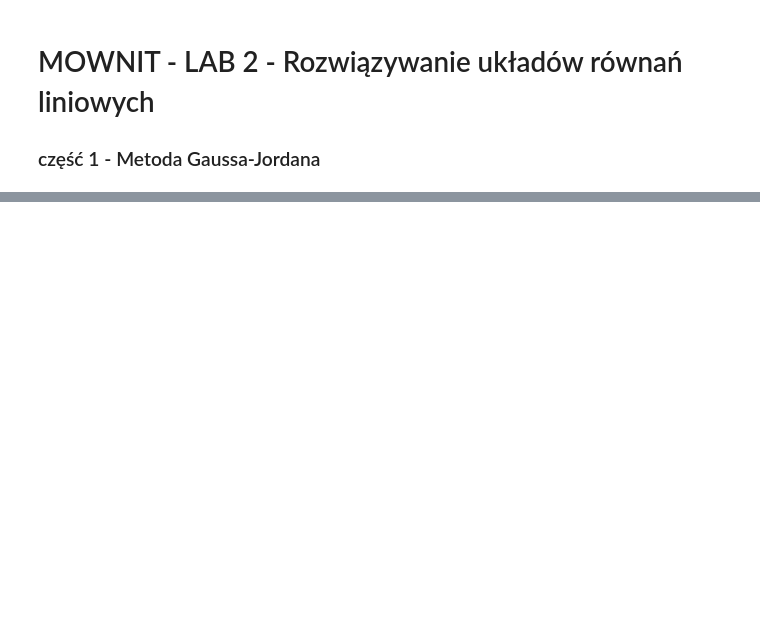
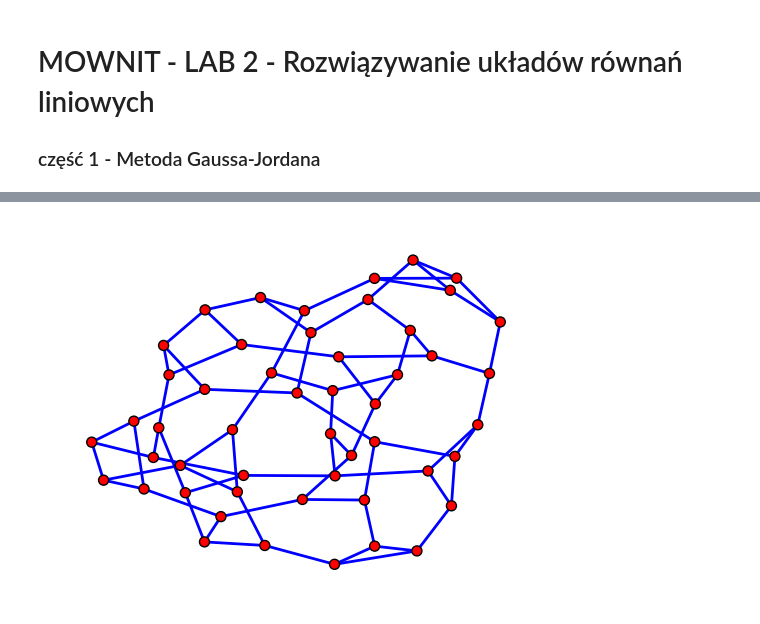
Before and after one commit to mhytrek/MOWNIT, a Jupyter notebook: lab2.ipynb, the cells around one changed output, grey strips where cells are left out. Drawn from its saved outputs; the diff is of its cells as text; code cells hidden in the pictures; blank space fills up the shorter version.

```diff
--- a/lab2.ipynb
+++ b/lab2.ipynb
@@ -177,0 +408,8 @@ def count_without_pivoting(matrix):
+# %%
+def regular_3_graph(v):
+    g = nx.random_regular_graph(3,v,seed=20)
+    return g
+# %%
+visualize_graph(50,read_graph(50,regular_3_graph(50))[1])
+# %% [output]
+[figure, added]
```
Also changed, not shown: parts of 40 cells of this notebook.
